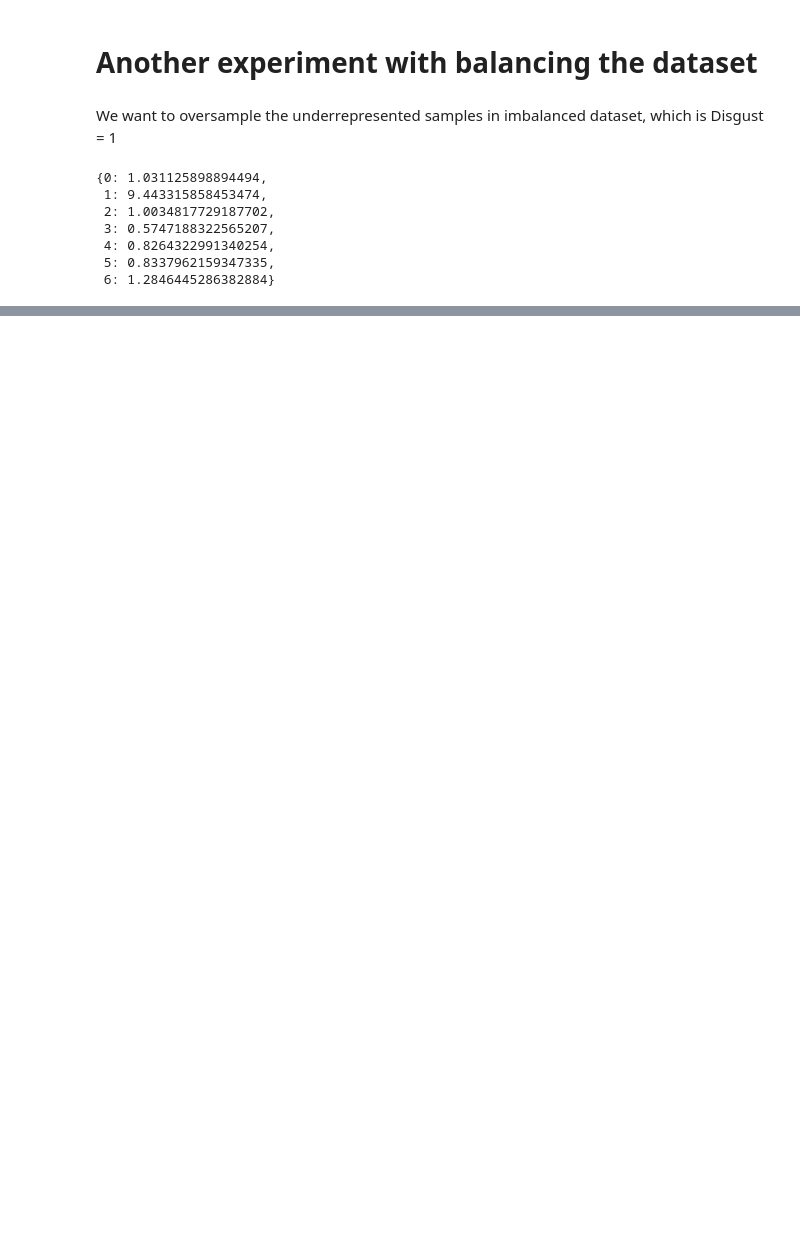
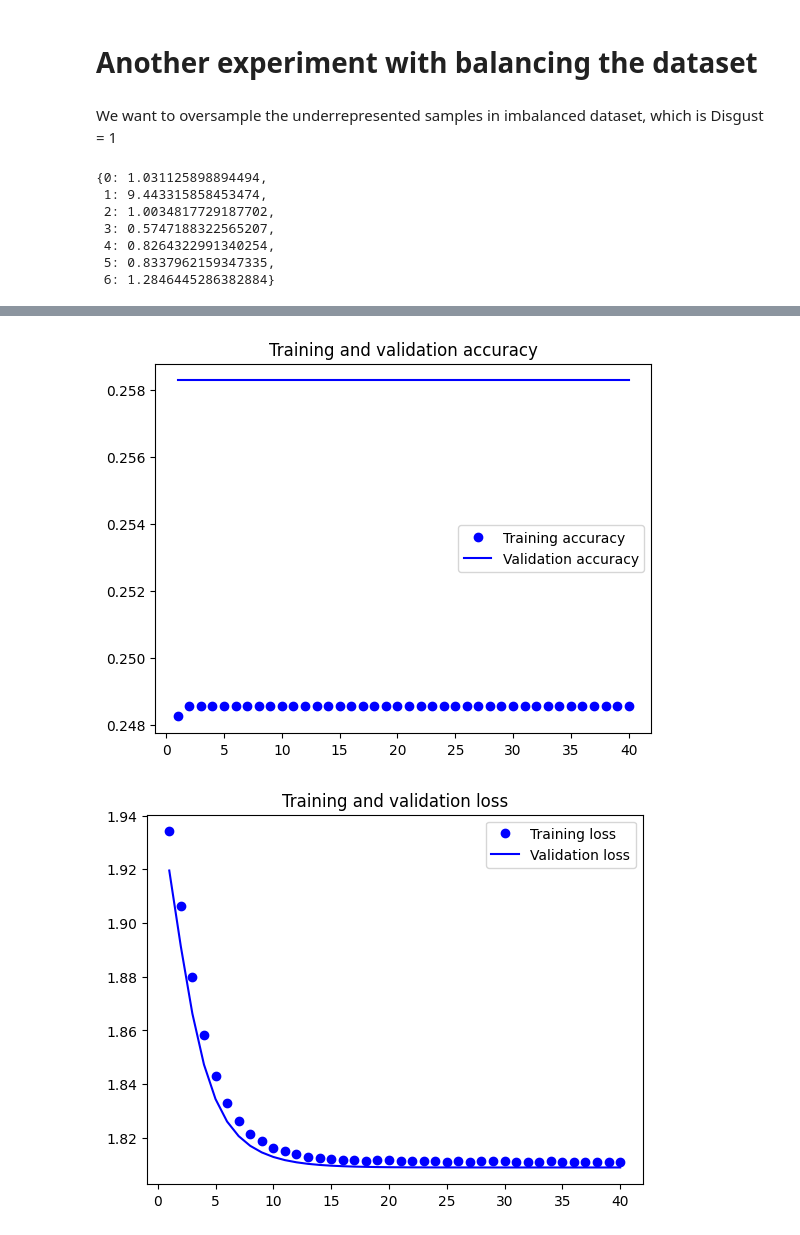
Before and after one commit to LifeiWangRiley/Facial_Expression_Recognition_Model_CNN, a Jupyter notebook: VGG_Transfer.ipynb, the cells around one changed output, grey strips where cells are left out. Drawn from its saved outputs; the diff is of its cells as text; code cells hidden in the pictures; blank space fills up the shorter version.

```diff
--- a/VGG_Transfer.ipynb
+++ b/VGG_Transfer.ipynb
@@ -418,0 +421,28 @@ Both accuracies are pretty low.
+# %%
+conv_base.trainable = True
+
+inputs = keras.Input(shape=(48, 48, 3))
+x = keras.applications.vgg16.preprocess_input(inputs)
+x = conv_base(x)
+x = layers.Flatten()(x)
+x = layers.Dense(256)(x)
+x = layers.Dropout(0.2)(x)
+outputs = layers.Dense(7, activation="softmax")(x)
+model_last = keras.Model(inputs, outputs)
+# %%
+opt = keras.optimizers.Nadam(learning_rate=1e-5)
+model_last.compile(loss="categorical_crossentropy",
+              optimizer=opt,
+              metrics=["accuracy"])
+
+callbacks = [
+    keras.callbacks.ModelCheckpoint(
+        filepath="./models/unfreeze_all.keras",
+        save_best_only=True,
+        monitor="val_loss")
+]
+history = model_last.fit(
+    train_dataset,
+    epochs=40,
+    validation_data=validation_dataset,
+    callbacks=callbacks)
@@ -418,0 +467,20 @@ Both accuracies are pretty low.
+# %%
+
+acc = history.history["accuracy"]
+val_acc = history.history["val_accuracy"]
+loss = history.history["loss"]
+val_loss = history.history["val_loss"]
+epochs = range(1, len(acc) + 1)
+plt.plot(epochs, acc, "bo", label="Training accuracy")
+plt.plot(epochs, val_acc, "b", label="Validation accuracy")
+plt.title("Training and validation accuracy")
+plt.legend()
+plt.figure()
+plt.plot(epochs, loss, "bo", label="Training loss")
+plt.plot(epochs, val_loss, "b", label="Validation loss")
+plt.title("Training and validation loss")
+plt.legend()
+plt.show()
+# %% [output]
+[figure, added]
+[figure, added]
```
Also changed, not shown: parts of 5 cells of this notebook.
